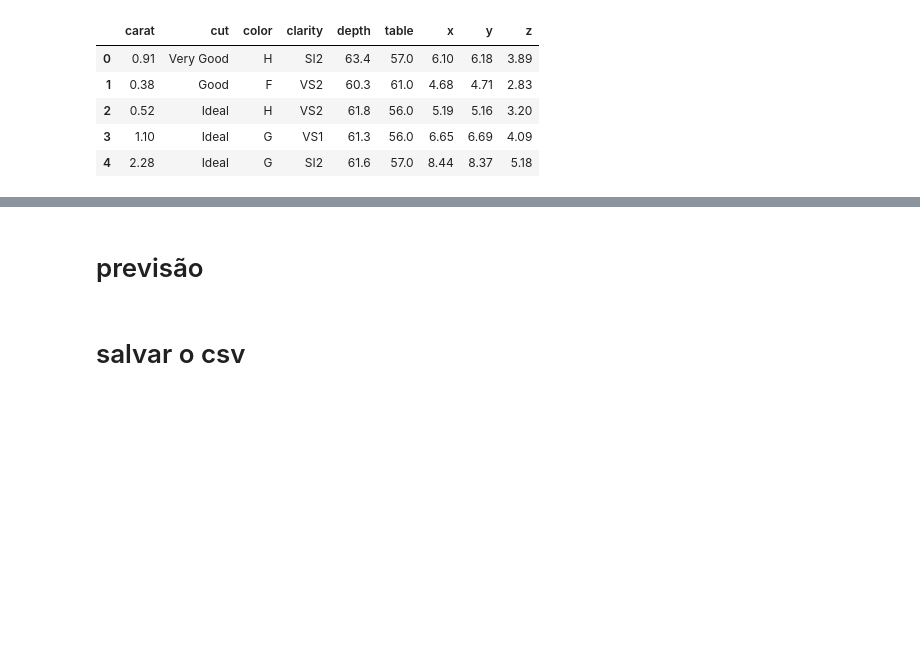
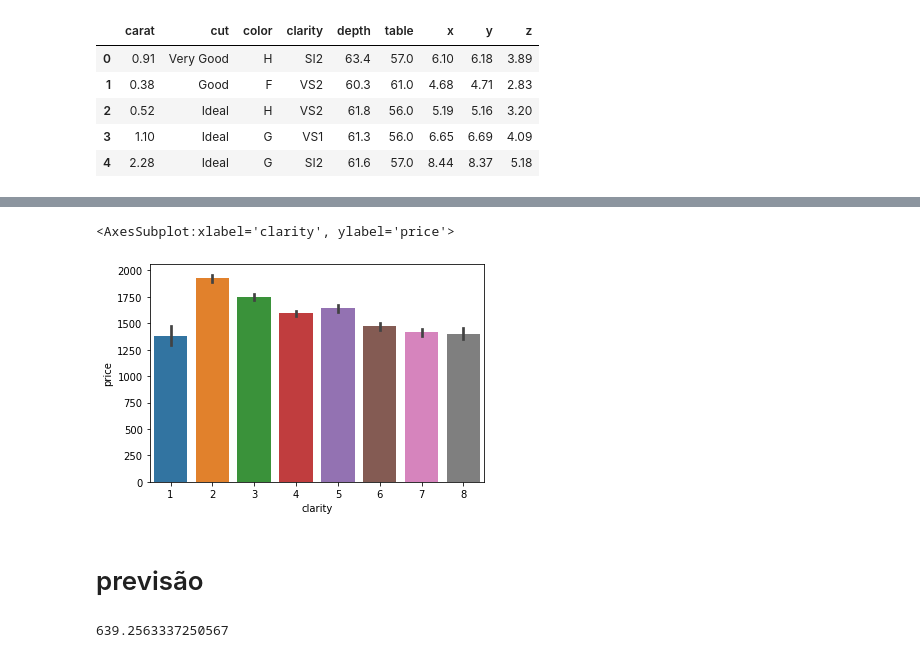
Before and after one commit to rebecacortez/LinearRegression_Project, a Jupyter notebook: LinearRegression_Project.ipynb, the cells around one changed output, grey strips where cells are left out. Cells and saved outputs as stored; diff of their text form; code cells hidden in the pictures; blank space fills up the shorter version.

```diff
--- a/LinearRegression_Project.ipynb
+++ b/LinearRegression_Project.ipynb
@@ -32,0 +62,19 @@ rdiamonds.head()
+# %%
+diamonds['cut']=diamonds['cut'].map({'Fair':'1','Ideal':'2','Good':'3','Very Good':'4','Premium':'5'})
+diamonds['cut']=diamonds['cut'].astype(int)
+
+#alteração diamonds rick
+rdiamonds['cut']=rdiamonds['cut'].map({'Fair':'1','Ideal':'2','Good':'3','Very Good':'4','Premium':'5'})
+rdiamonds['cut']=rdiamonds['cut'].astype(int)
+# %%
+diamonds['color']=diamonds['color'].map({'J':'1','I':'2','H':'3','G':'4','F':'5','E':'6','D':'7'})
+diamonds['color']=diamonds['color'].astype(int)
+
+rdiamonds['color']=rdiamonds['color'].map({'J':'1','I':'2','H':'3','G':'4','F':'5','E':'6','D':'7'})
+rdiamonds['color']=rdiamonds['color'].astype(int)
+# %%
+diamonds['clarity']=diamonds['clarity'].map({'I1':'1','SI2':'2','SI1':'3','VS2':'4','VS1':'5','VVS2':'6','VVS1':'7', 'IF':'8'})
+diamonds['clarity']=diamonds['clarity'].astype(int)
+
+rdiamonds['clarity']=rdiamonds['clarity'].map({'I1':'1','SI2':'2','SI1':'3','VS2':'4','VS1':'5','VVS2':'6','VVS1':'7', 'IF':'8'})
+rdiamonds['clarity']=rdiamonds['clarity'].astype(int)
@@ -33,3 +95,8 @@ rdiamonds.head()
+# %%
+sns.barplot('clarity','price', data=diamonds.query('carat < 1'))
+# %% [output]
+<AxesSubplot:xlabel='clarity', ylabel='price'>
+[figure, added]
 # %% [markdown]
 # previsão
 # %%
@@ -48,2 +129,0 @@ rdiamonds['price_predicted'] = model.predict(rdiamonds[['carat']])
-# %% [markdown]
-# salvar o csv
@@ -49,0 +146,5 @@ rdiamonds['price_predicted'] = model.predict(rdiamonds[['carat']])
+# %%
+a=mean_squared_error(diamonds['price'], model.predict(X_std))
+a**(1/2)
+# %% [output]
+639.2563337250567
```
Also changed, not shown: parts of 16 cells of this notebook.
